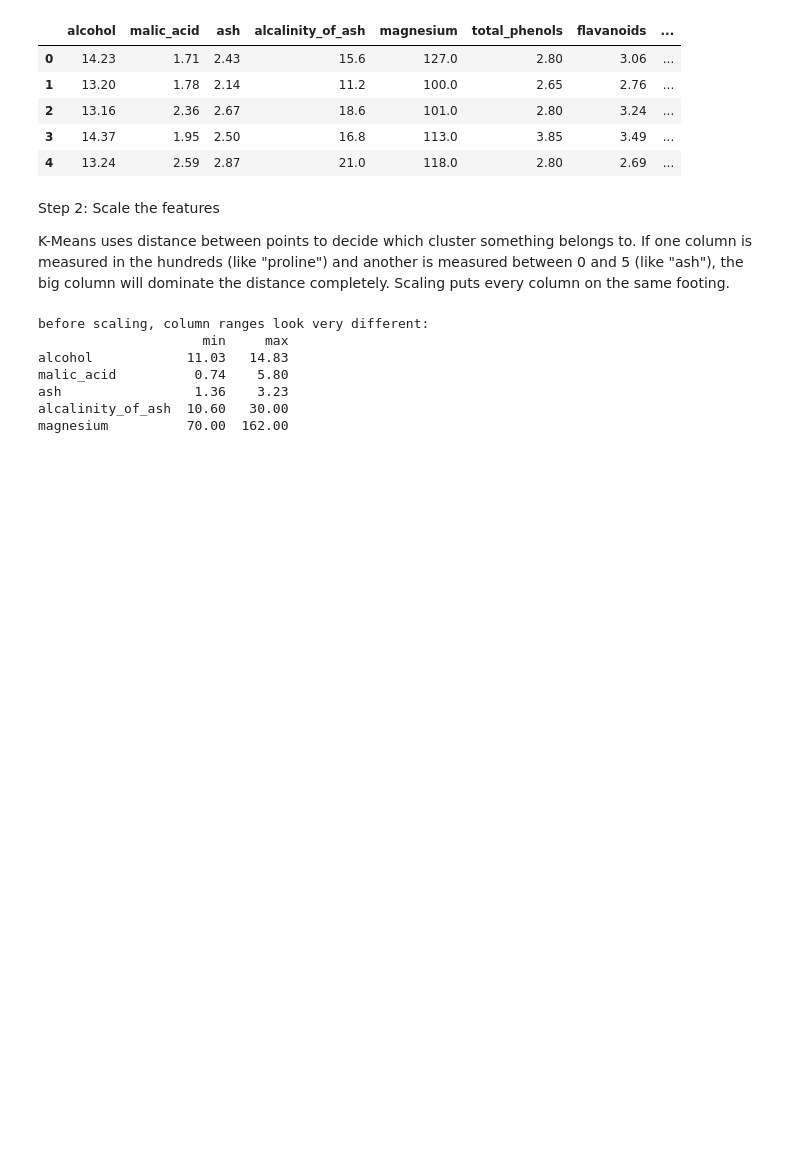
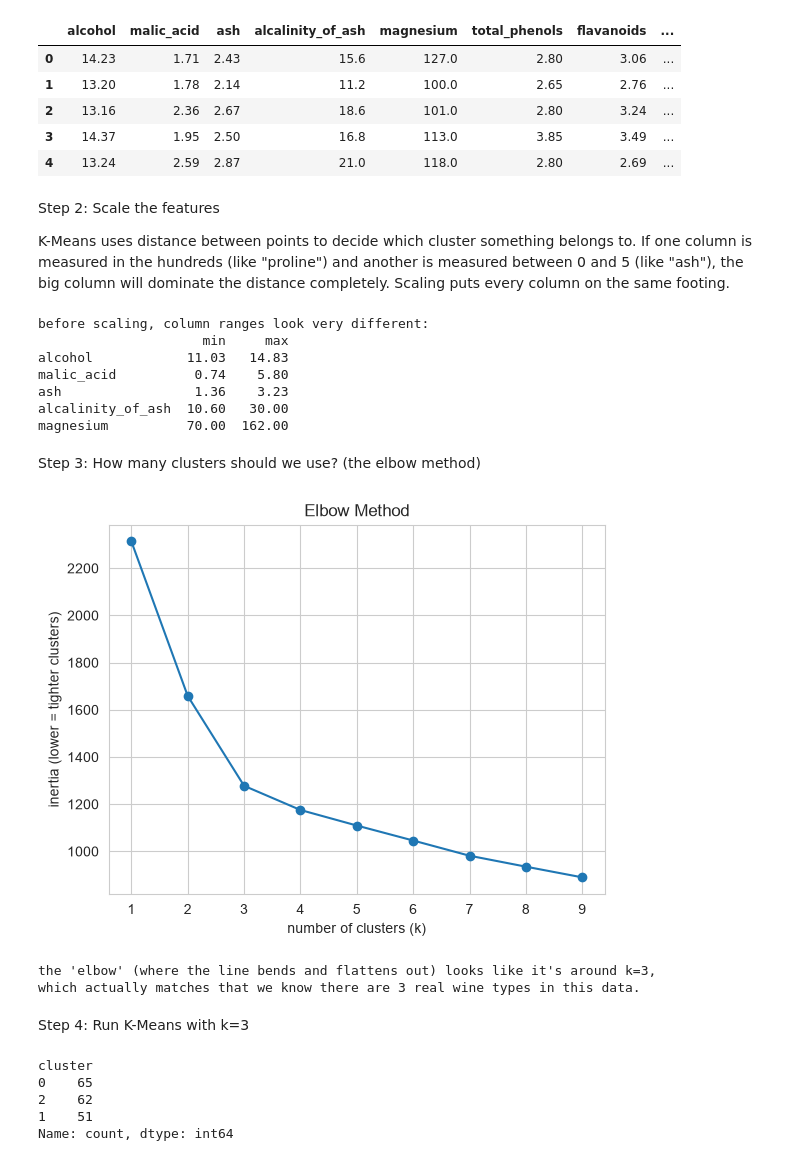
Before and after one commit to santoshkhadka615-syp/AI-ML-Internship, a Jupyter notebook: Week 8 Unsupervised Learning & NLP Basics/Clustering and PCA.ipynb, the cells around one changed output. Drawn from its saved outputs; the diff is of its cells as text; code cells hidden in the pictures; blank space fills up the shorter version.

```diff
--- a/Week 8 Unsupervised Learning & NLP Basics/Clustering and PCA.ipynb
+++ b/Week 8 Unsupervised Learning & NLP Basics/Clustering and PCA.ipynb
@@ -56,3 +56,40 @@ malic_acid          0.74    5.80
 ash                 1.36    3.23
 alcalinity_of_ash  10.60   30.00
 magnesium          70.00  162.00
+# %% [markdown]
+Step 3: How many clusters should we use? (the elbow method)
+# %%
+inertia_values = []
+k_range = range(1, 10)
+
+for k in k_range:
+    model = KMeans(n_clusters=k, random_state=42, n_init=10)
+    model.fit(X_scaled)
+    inertia_values.append(model.inertia_)
+
+plt.plot(k_range, inertia_values, marker="o")
+plt.xlabel("number of clusters (k)")
+plt.ylabel("inertia (lower = tighter clusters)")
+plt.title("Elbow Method")
+plt.show()
+
+print("the 'elbow' (where the line bends and flattens out) looks like it's around k=3,")
+print("which actually matches that we know there are 3 real wine types in this data.")
+# %% [output]
+[figure, added]
+the 'elbow' (where the line bends and flattens out) looks like it's around k=3,
+which actually matches that we know there are 3 real wine types in this data.
+# %% [markdown]
+Step 4: Run K-Means with k=3
+# %%
+kmeans = KMeans(n_clusters=3, random_state=42, n_init=10)
+cluster_labels = kmeans.fit_predict(X_scaled)
+
+X["cluster"] = cluster_labels
+X["cluster"].value_counts()
+# %% [output]
+cluster
+0    65
+2    62
+1    51
+Name: count, dtype: int64
```
